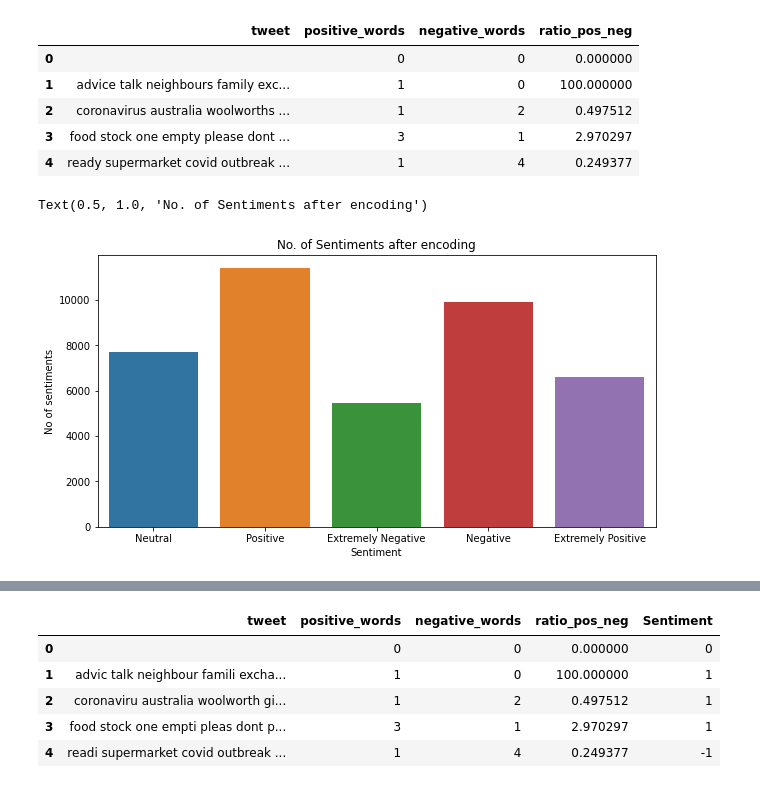
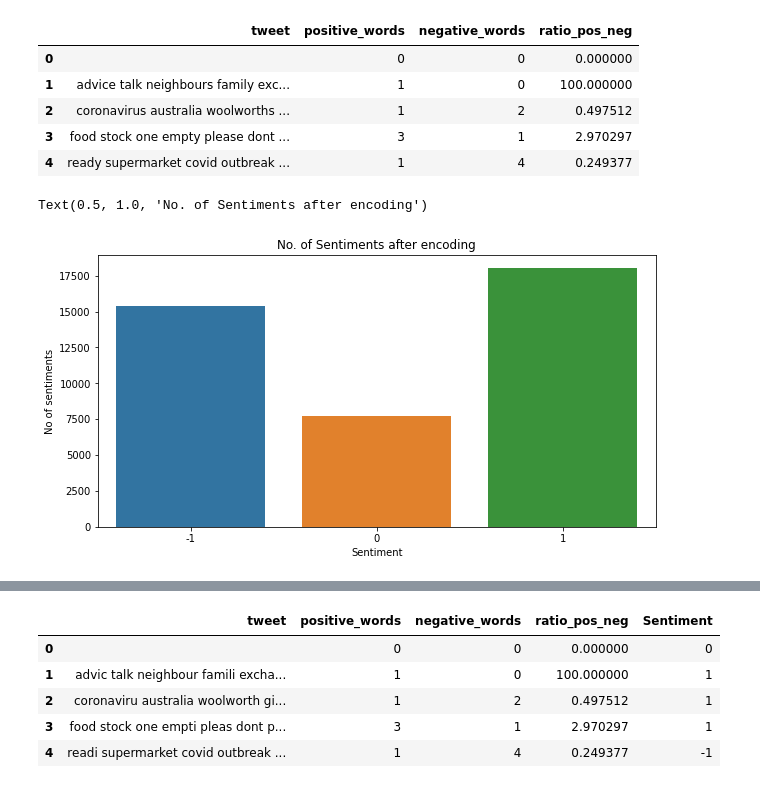
Before and after one commit to roshan10597/Coronavirus_Tweet_Sentiment_Analysis, a Jupyter notebook: Coronavirus_Tweet_Sentiment_Analysis.ipynb, the cells around one changed output, grey strips where cells are left out. Saved outputs shown, nothing was run; the diff lists cells and outputs as text; code cells hidden in the pictures.

```diff
--- a/Coronavirus_Tweet_Sentiment_Analysis.ipynb
+++ b/Coronavirus_Tweet_Sentiment_Analysis.ipynb
@@ -511,9 +511,9 @@ df_tweet['Sentiment']=df['Sentiment'].apply(encode_sentiments)
 # %%
 # plot the results
 plt.figure(figsize=(10,5))
-sns.countplot(df['Sentiment'])
+sns.countplot(df_tweet['Sentiment'])
 plt.ylabel('No of sentiments')
 plt.title("No. of Sentiments after encoding")
 # %% [output]
 Text(0.5, 1.0, 'No. of Sentiments after encoding')
-[figure, old version]
+[figure, new version]
```
Also changed, not shown: parts of 48 cells of this notebook.
